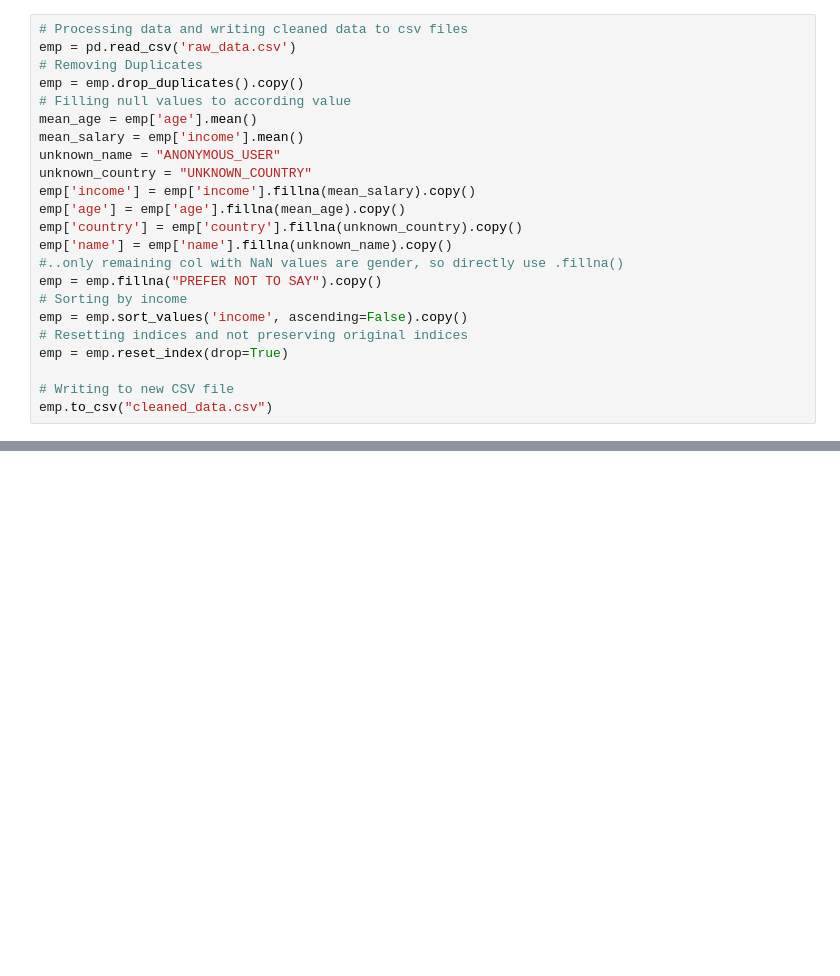
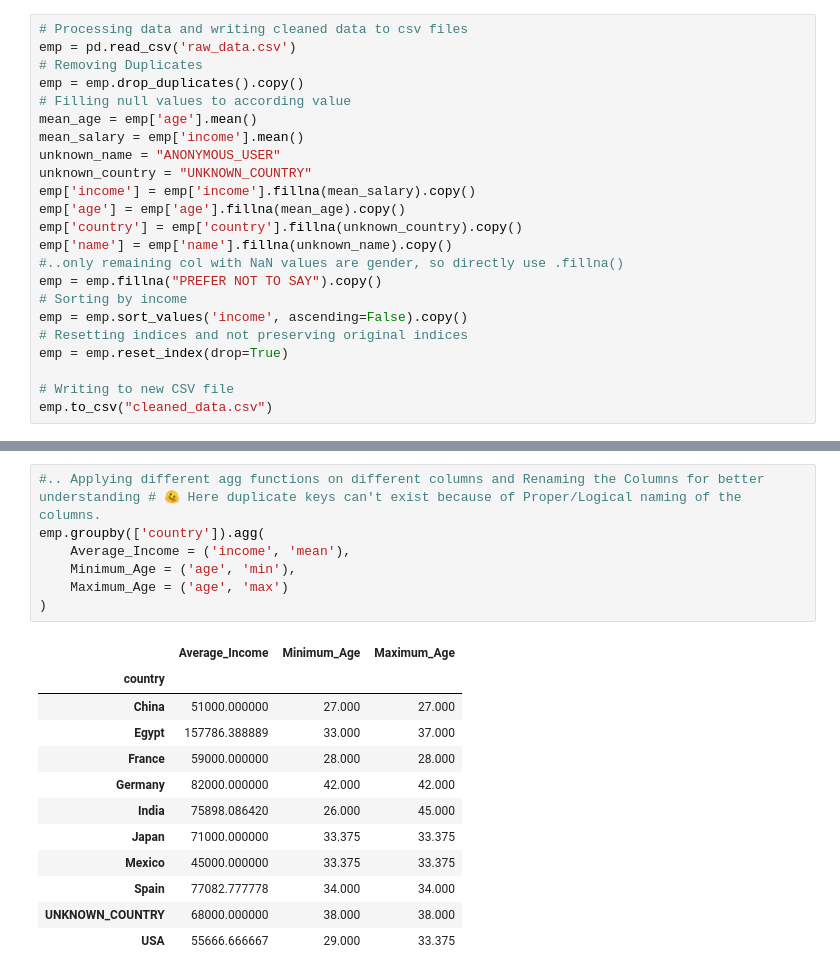
Before and after one commit to Sonu64/Prime_AI_ML, a Jupyter notebook: Module_13_Pandas_02/pandas_2.ipynb, the cells around one changed output, grey strips where cells are left out. Drawn from its saved outputs; the diff is of its cells as text; blank space fills up the shorter version.

```diff
--- a/Module_13_Pandas_02/pandas_2.ipynb
+++ b/Module_13_Pandas_02/pandas_2.ipynb
@@ -352,0 +441,20 @@ emp.to_csv("cleaned_data.csv")
+# %%
+#.. Applying different agg functions on different columns and Renaming the Columns for better understanding # 🫠 Here duplicate keys can't exist because of Proper/Logical naming of the columns.
+emp.groupby(['country']).agg(
+    Average_Income = ('income', 'mean'),
+    Minimum_Age = ('age', 'min'),
+    Maximum_Age = ('age', 'max')
+)
+# %% [output]
+|  | Average_Income | Minimum_Age | Maximum_Age |
+| country |  |  |  |
+| China | 51000.000000 | 27.000 | 27.000 |
+| Egypt | 157786.388889 | 33.000 | 37.000 |
+| France | 59000.000000 | 28.000 | 28.000 |
+| Germany | 82000.000000 | 42.000 | 42.000 |
+| India | 75898.086420 | 26.000 | 45.000 |
+| Japan | 71000.000000 | 33.375 | 33.375 |
+| Mexico | 45000.000000 | 33.375 | 33.375 |
+| Spain | 77082.777778 | 34.000 | 34.000 |
+| UNKNOWN_COUNTRY | 68000.000000 | 38.000 | 38.000 |
+| USA | 55666.666667 | 29.000 | 33.375 |
```
Also changed, not shown: parts of 18 cells of this notebook, 2 other files.
